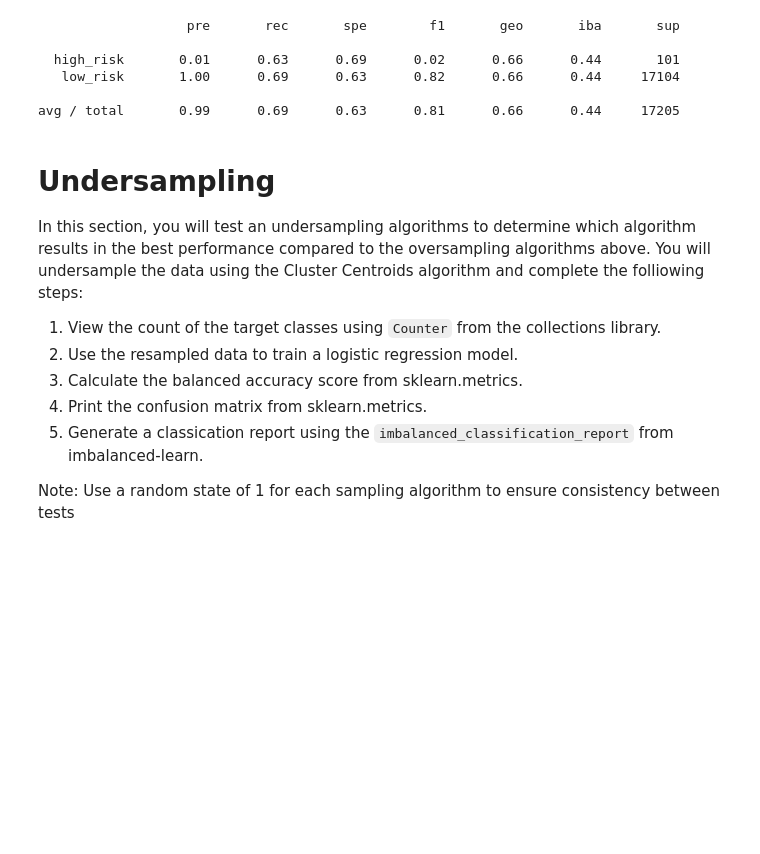
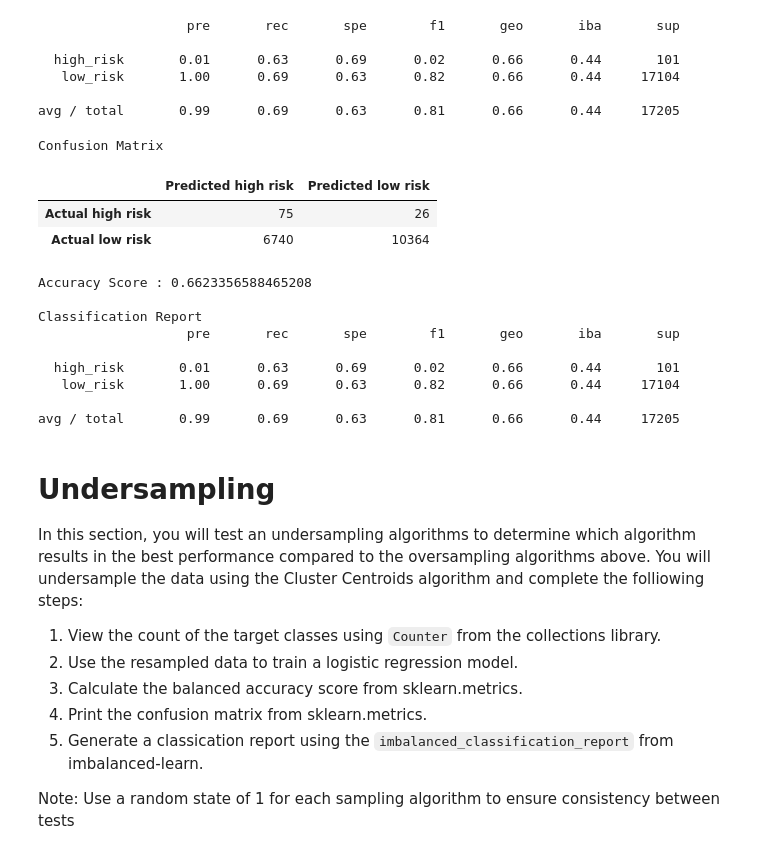
Before and after one commit to BLTerrell/Credit_Risk_Analysis, a Jupyter notebook: Module-17-Challenge-Resources/credit_risk_resampling.ipynb, the cells around one changed output. Cells and saved outputs as stored; diff of their text form; code cells hidden in the pictures; blank space fills up the shorter version.

```diff
--- a/Module-17-Challenge-Resources/credit_risk_resampling.ipynb
+++ b/Module-17-Challenge-Resources/credit_risk_resampling.ipynb
@@ -252,6 +277,31 @@ print(classification_report_imbalanced(y_test, y_pred_sm))
    low_risk       1.00      0.69      0.63      0.82      0.66      0.44     17104
 
 avg / total       0.99      0.69      0.63      0.81      0.66      0.44     17205
+# %%
+cm_sm = confusion_matrix(y_test, y_pred_sm)
+
+# Create a DataFrame from the confusion matrix.
+cm_sm_df = pd.DataFrame(cm, index=["Actual high risk", "Actual low risk"], columns=["Predicted high risk", "Predicted low risk"])
+
+print("Confusion Matrix")
+display(cm_sm_df)
+print(f"Accuracy Score : {balanced_accuracy_score(y_test, y_pred_sm)}")
+print("\nClassification Report")
+print(classification_report_imbalanced(y_test, y_pred_sm))
+# %% [output]
+Confusion Matrix
+|  | Predicted high risk | Predicted low risk |
+| Actual high risk | 75 | 26 |
+| Actual low risk | 6740 | 10364 |
+Accuracy Score : 0.6623356588465208
+
+Classification Report
+                   pre       rec       spe        f1       geo       iba       sup
+
+  high_risk       0.01      0.63      0.69      0.02      0.66      0.44       101
+   low_risk       1.00      0.69      0.63      0.82      0.66      0.44     17104
+
+avg / total       0.99      0.69      0.63      0.81      0.66      0.44     17205
 # %% [markdown]
 # Undersampling
 
```
Also changed, not shown: parts of 4 cells of this notebook, 13 other files.
